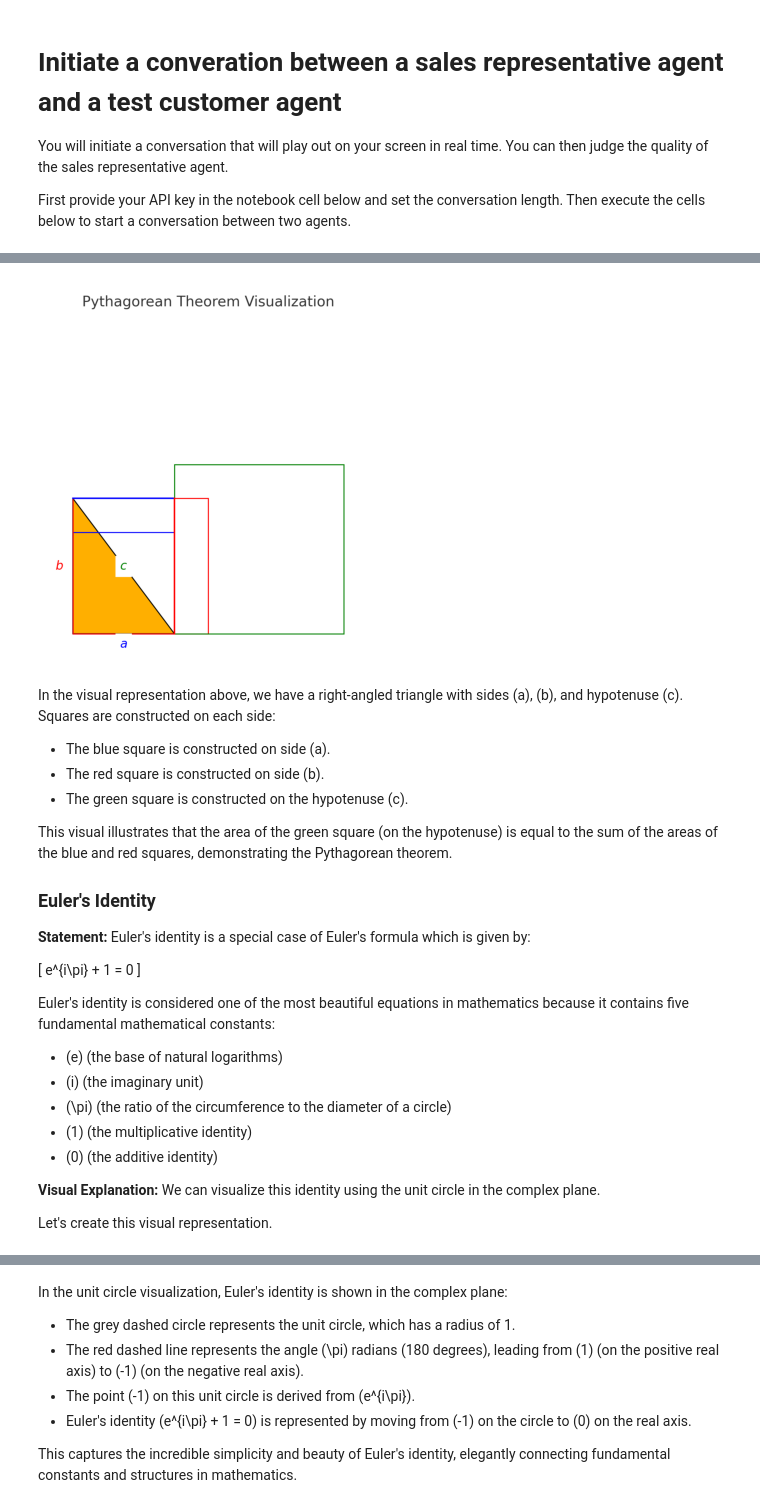
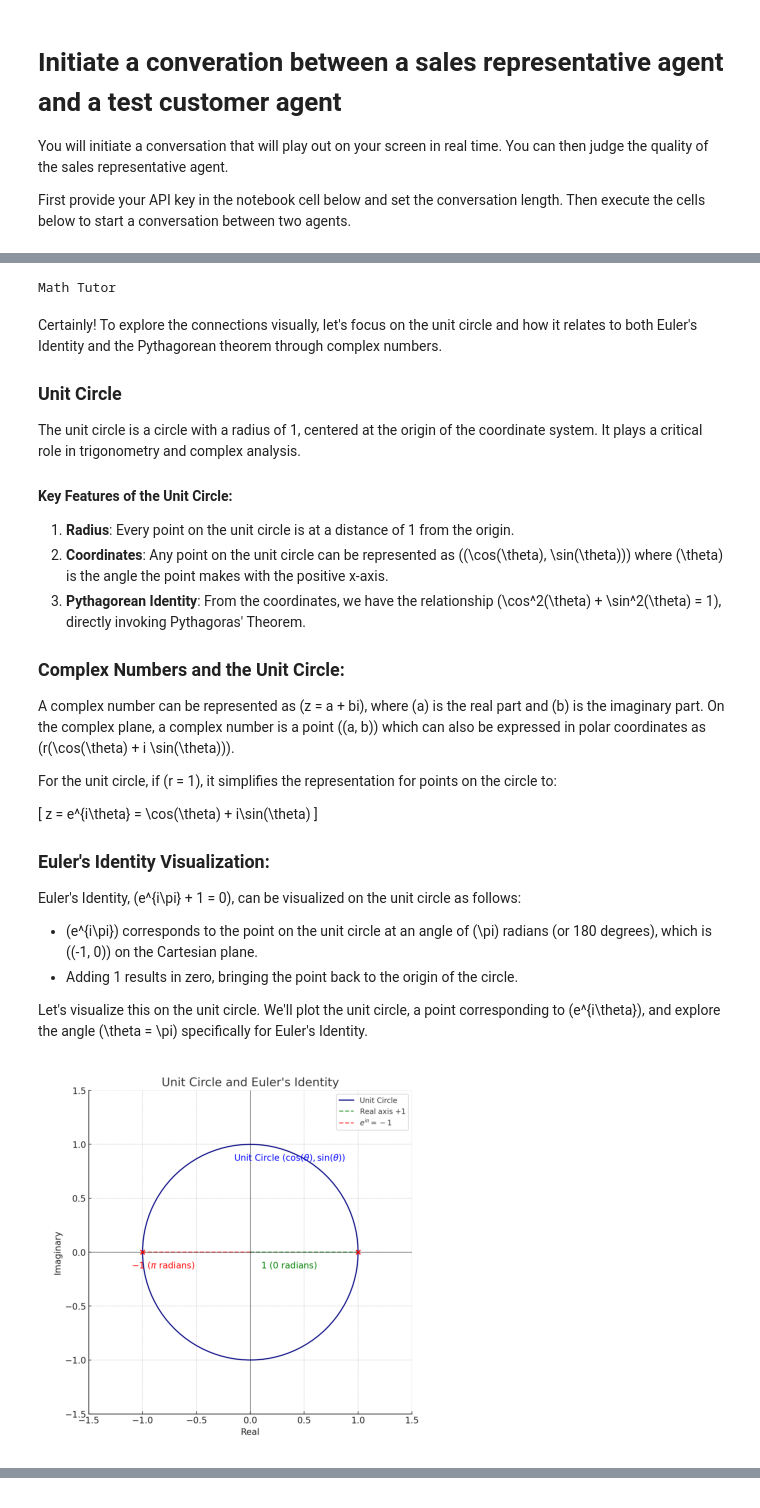
Before and after one commit to patrickfrank1/ti8m-workshop-hslu-agents, a Jupyter notebook: initiate_agent_conversation.ipynb, the cells around one changed output, grey strips where cells are left out. Cells and saved outputs as stored; diff of their text form; code cells hidden in the pictures.

```diff
--- a/initiate_agent_conversation.ipynb
+++ b/initiate_agent_conversation.ipynb
@@ -26,6 +20,6 @@ Textarea(value='', description='Anweisung an den Testagenten:', layout=Layout(he
 # %%
 agent_runner = AgentRunner(api_key=api_key_widget.value, example=example_widget.value)
 
-agent_runner.start_conversation(test_instruction_widget.value, conversation_length_widget.value)
+agent_runner.start_conversation(conversation_length_widget.value)
 # %% [output]
 Math Student
@@ -51,26 +66,32 @@ Let's create this visual representation.
+Math Tutor
+Certainly! To explore the connections visually, let's focus on the unit circle and how it relates to both Euler's Identity and the Pythagorean theorem through complex numbers.
+
+### Unit Circle
+
+The unit circle is a circle with a radius of 1, centered at the origin of the coordinate system. It plays a critical role in trigonometry and complex analysis.
+
+#### Key Features of the Unit Circle:
+
+1. **Radius**: Every point on the unit circle is at a distance of 1 from the origin.
+2. **Coordinates**: Any point on the unit circle can be represented as \((\cos(\theta), \sin(\theta))\) where \(\theta\) is the angle the point makes with the positive x-axis.
+3. **Pythagorean Identity**: From the coordinates, we have the relationship \(\cos^2(\theta) + \sin^2(\theta) = 1\), directly invoking Pythagoras' Theorem.
+
+### Complex Numbers and the Unit Circle:
+
+A complex number can be represented as \(z = a + bi\), where \(a\) is the real part and \(b\) is the imaginary part. On the complex plane, a complex number is a point \((a, b)\) which can also be expressed in polar coordinates as \(r(\cos(\theta) + i \sin(\theta))\).
+
+For the unit circle, if \(r = 1\), it simplifies the representation for points on the circle to:
+
+\[
+z = e^{i\theta} = \cos(\theta) + i\sin(\theta)
+\]
+
+### Euler's Identity Visualization:
+
+Euler's Identity, \(e^{i\pi} + 1 = 0\), can be visualized on the unit circle as follows:
+
+- \(e^{i\pi}\) corresponds to the point on the unit circle at an angle of \(\pi\) radians (or 180 degrees), which is \((-1, 0)\) on the Cartesian plane.
+- Adding 1 results in zero, bringing the point back to the origin of the circle.
+
+Let's visualize this on the unit circle. We'll plot the unit circle, a point corresponding to \(e^{i\theta}\), and explore the angle \(\theta = \pi\) specifically for Euler's Identity.
-[figure, old version]
+[figure, new version]
-In the visual representation above, we have a right-angled triangle with sides \(a\), \(b\), and hypotenuse \(c\). Squares are constructed on each side:
-
-- The blue square is constructed on side \(a\).
-- The red square is constructed on side \(b\).
-- The green square is constructed on the hypotenuse \(c\).
-
-This visual illustrates that the area of the green square (on the hypotenuse) is equal to the sum of the areas of the blue and red squares, demonstrating the Pythagorean theorem.
-
-### Euler's Identity
-
-**Statement:** Euler's identity is a special case of Euler's formula which is given by:
-
-\[ e^{i\pi} + 1 = 0 \]
-
-Euler's identity is considered one of the most beautiful equations in mathematics because it contains five fundamental mathematical constants:
-
-- \(e\) (the base of natural logarithms)
-- \(i\) (the imaginary unit)
-- \(\pi\) (the ratio of the circumference to the diameter of a circle)
-- \(1\) (the multiplicative identity)
-- \(0\) (the additive identity)
-
-**Visual Explanation:** We can visualize this identity using the unit circle in the complex plane.
-
-Let's create this visual representation.
@@ -78,8 +97,0 @@ Let's create this visual representation.
-In the unit circle visualization, Euler's identity is shown in the complex plane:
-
-- The grey dashed circle represents the unit circle, which has a radius of 1.
-- The red dashed line represents the angle \(\pi\) radians (180 degrees), leading from \(1\) (on the positive real axis) to \(-1\) (on the negative real axis).
-- The point \(-1\) on this unit circle is derived from \(e^{i\pi}\).
-- Euler's identity \(e^{i\pi} + 1 = 0\) is represented by moving from \(-1\) on the circle to \(0\) on the real axis.
-
-This captures the incredible simplicity and beauty of Euler's identity, elegantly connecting fundamental constants and structures in mathematics.
```
Also changed, not shown: parts of 4 cells of this notebook, 2 other files.
